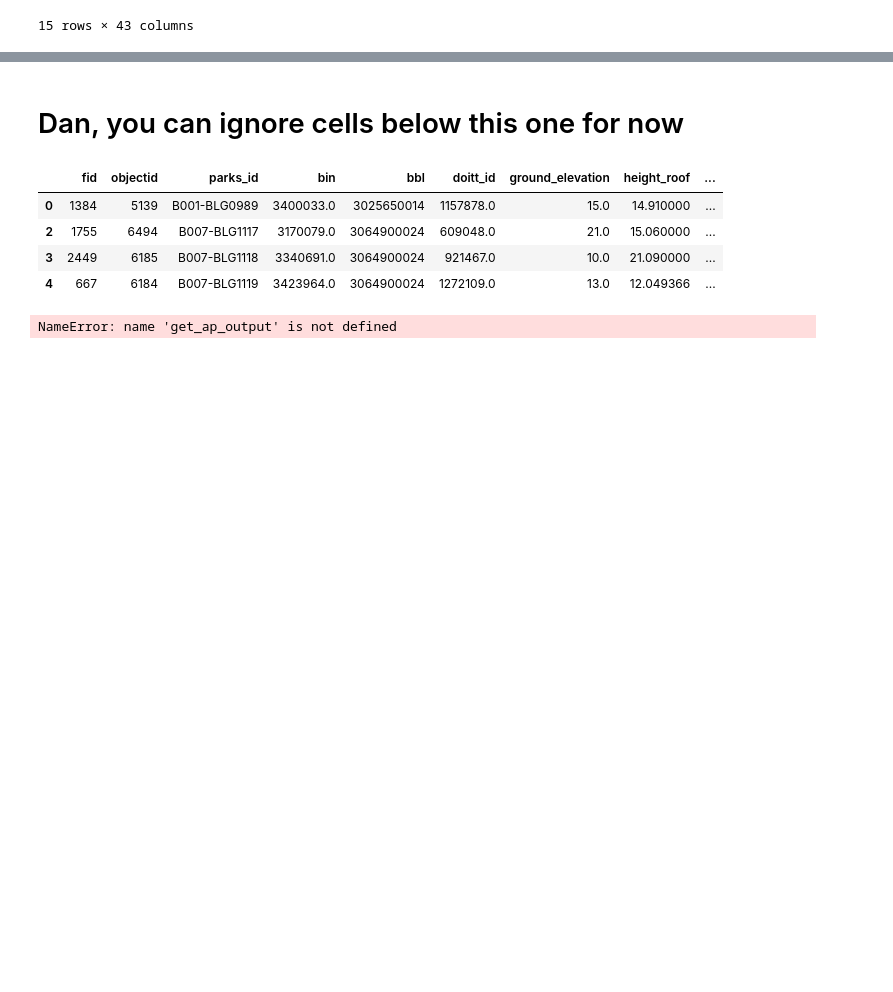
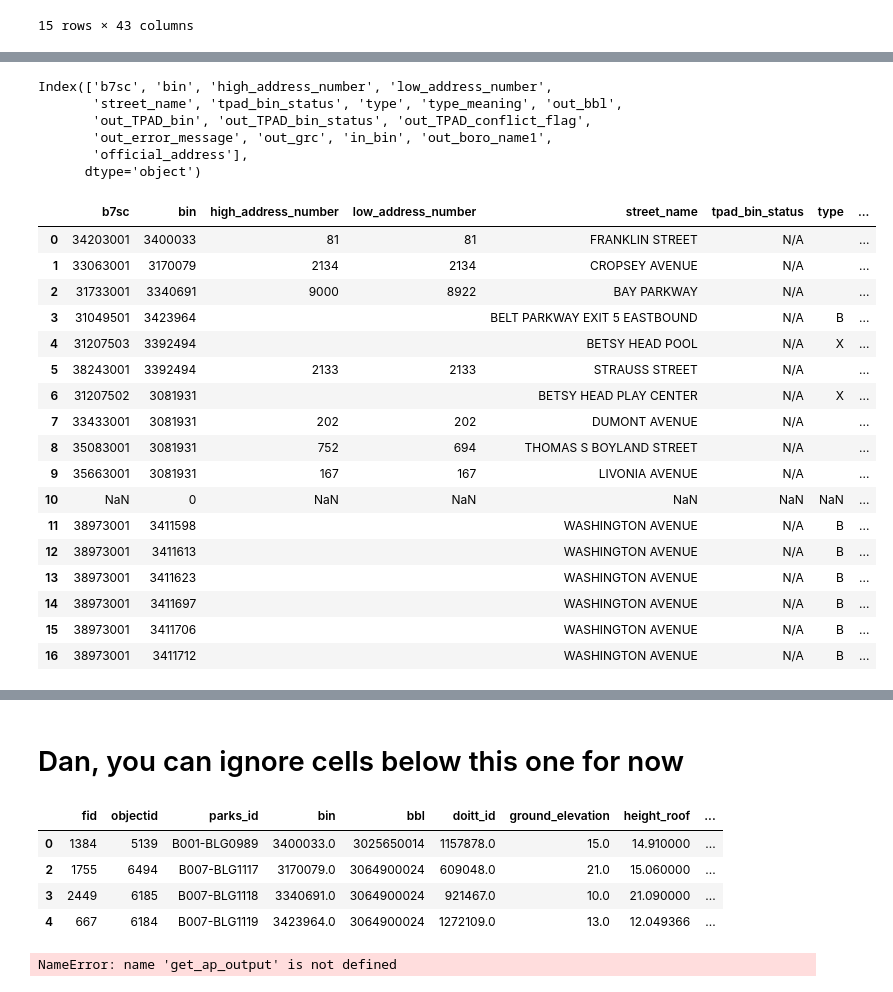
Before and after one commit to NYCParks-data/Structures, a Jupyter notebook: scripts/new_geosupport_process.ipynb, the cells around one changed output, grey strips where cells are left out. Saved outputs shown, nothing was run; the diff lists cells and outputs as text; code cells hidden in the pictures; blank space fills up the shorter version.

```diff
--- a/scripts/new_geosupport_process.ipynb
+++ b/scripts/new_geosupport_process.ipynb
@@ -173,0 +247,3 @@ final.head(15)
+# %%
+#Flatten the list of BINs returned
+funcBN_outputs_flat = flat_list(funcBN_outputs)
@@ -173,0 +253,38 @@ final.head(15)
+# %%
+#Convert the results of BN to a dataframe
+BN_out_df = pd.DataFrame(funcBN_outputs_flat)
+# %%
+#Add column to signify the official addresses
+BN_out_df['official_address'] = 1
+# %%
+BN_out_df.columns
+# %% [output]
+Index(['b7sc', 'bin', 'high_address_number', 'low_address_number',
+       'street_name', 'tpad_bin_status', 'type', 'type_meaning', 'out_bbl',
+       'out_TPAD_bin', 'out_TPAD_bin_status', 'out_TPAD_conflict_flag',
+       'out_error_message', 'out_grc', 'in_bin', 'out_boro_name1',
+       'official_address'],
+      dtype='object')
+# %%
+ BN_out_df['official_address'] = BN_out_df.apply(lambda x: official_address(x), axis = 1)
+# %%
+BN_out_df
+# %% [output]
+|  | b7sc | bin | high_address_number | low_address_number | street_name | tpad_bin_status | type | ... |
+| 0 | 34203001 | 3400033 | 81 | 81 | FRANKLIN STREET | N/A |  | ... |
+| 1 | 33063001 | 3170079 | 2134 | 2134 | CROPSEY AVENUE | N/A |  | ... |
+| 2 | 31733001 | 3340691 | 9000 | 8922 | BAY PARKWAY | N/A |  | ... |
+| 3 | 31049501 | 3423964 |  |  | BELT PARKWAY EXIT 5 EASTBOUND | N/A | B | ... |
+| 4 | 31207503 | 3392494 |  |  | BETSY HEAD POOL | N/A | X | ... |
+| 5 | 38243001 | 3392494 | 2133 | 2133 | STRAUSS STREET | N/A |  | ... |
+| 6 | 31207502 | 3081931 |  |  | BETSY HEAD PLAY CENTER | N/A | X | ... |
+| 7 | 33433001 | 3081931 | 202 | 202 | DUMONT AVENUE | N/A |  | ... |
+| 8 | 35083001 | 3081931 | 752 | 694 | THOMAS S BOYLAND STREET | N/A |  | ... |
+| 9 | 35663001 | 3081931 | 167 | 167 | LIVONIA AVENUE | N/A |  | ... |
+| 10 | NaN | 0 | NaN | NaN | NaN | NaN | NaN | ... |
+| 11 | 38973001 | 3411598 |  |  | WASHINGTON AVENUE | N/A | B | ... |
+| 12 | 38973001 | 3411613 |  |  | WASHINGTON AVENUE | N/A | B | ... |
+| 13 | 38973001 | 3411623 |  |  | WASHINGTON AVENUE | N/A | B | ... |
+| 14 | 38973001 | 3411697 |  |  | WASHINGTON AVENUE | N/A | B | ... |
+| 15 | 38973001 | 3411706 |  |  | WASHINGTON AVENUE | N/A | B | ... |
+| 16 | 38973001 | 3411712 |  |  | WASHINGTON AVENUE | N/A | B | ... |
```
Also changed, not shown: parts of 34 cells of this notebook, 3 other files.
